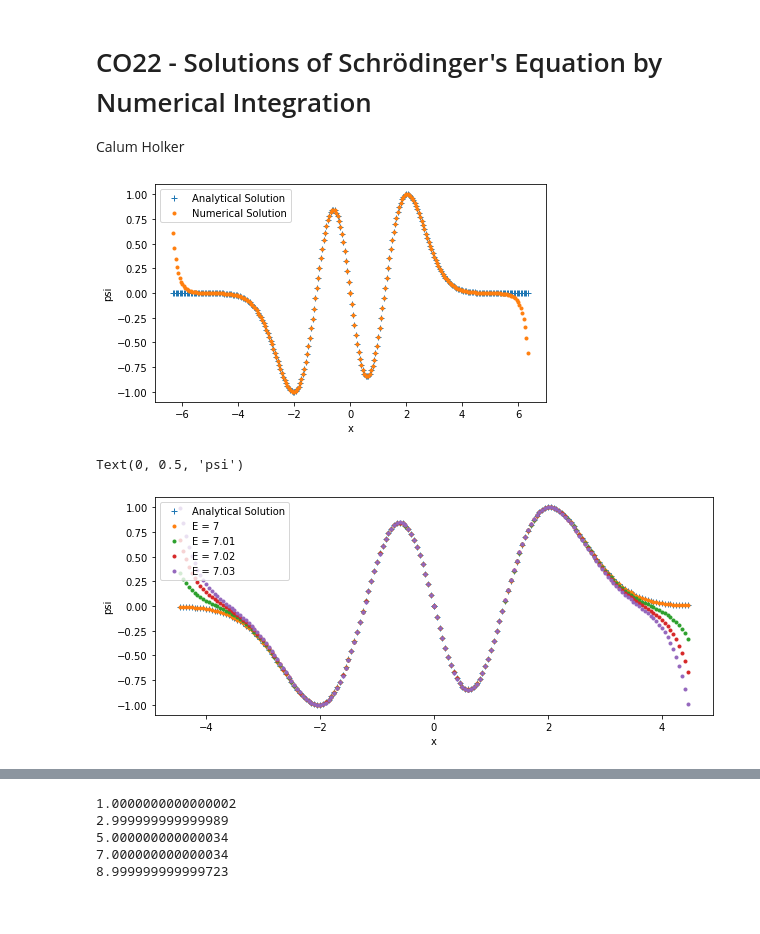
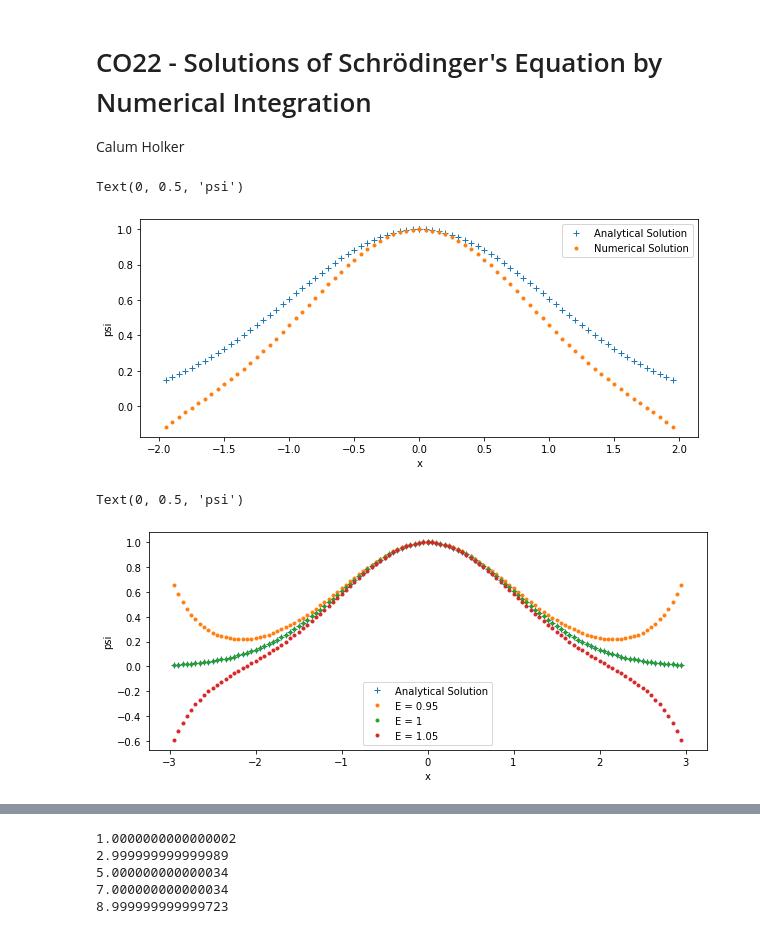
Before and after one commit to calumholker/schrodinger, a Jupyter notebook: Methods/CO22.ipynb, the cells around one changed output, grey strips where cells are left out. Cells and saved outputs as stored; diff of their text form; code cells hidden in the pictures.

```diff
--- a/Methods/CO22.ipynb
+++ b/Methods/CO22.ipynb
@@ -128,35 +128,36 @@ plt.rcParams["figure.figsize"] = (10,4)
 # %%
 # Plotting single examples of solutions
 
-n = 3
-x1 = 6.4
+n = 0
+x1 = 2
 dx = 0.05
-E = 7
+E = 1.5
 plot_an(n, x1, dx, scale=1)
-plot_num(n, x1, dx, E, scale=-1)
+plot_num(n, x1, dx, E, scale=1)
 plt.xlabel('x')
 plt.ylabel('psi')
 
 # plt.savefig("Plot7.pgf", bbox_inches='tight')
 # %% [output]
+Text(0, 0.5, 'psi')
-[figure, old version]
+[figure, new version]
 # %%
 # Plotting multiple examples of solutions with varying E
 
-n = 3
-x1 = 4.5
+n = 0
+x1 = 3
 dx = 0.05
-Es = [7,7.01,7.02,7.03]
+Es = [0.95,1,1.05]
 plot_an(n, x1, dx, scale=1)
 for E in Es:
-    plot_num(n, x1, dx, E, scale=-1, label=f"E = {E}")
+    plot_num(n, x1, dx, E, scale=1, label=f"E = {E}")
 plt.xlabel('x')
 plt.ylabel('psi')
 
 # plt.savefig("Plot9.pgf", bbox_inches='tight')
 # %% [output]
 Text(0, 0.5, 'psi')
-[figure, old version]
+[figure, new version]
 # %%
 # Plotting multiple examples of solutions with varying dx
 
```
Also changed, not shown: parts of 1 cell of this notebook.
